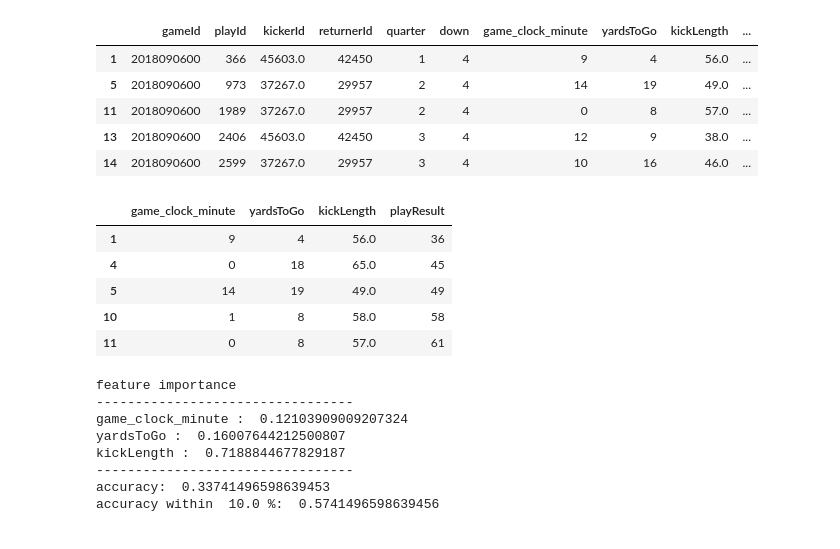
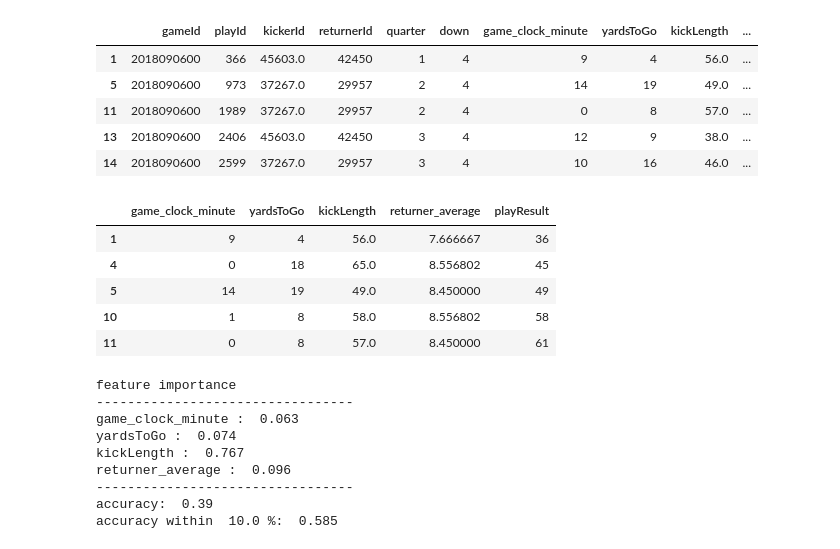
Before and after one commit to nik262/NFL-DATA-SCIENCE-PROJECT, a Jupyter notebook: Basic_Random_Forest.ipynb, the cells around one changed output. Drawn from its saved outputs; the diff is of its cells as text; code cells hidden in the pictures.

Commit message:
Added returner average

```diff
--- a/Basic_Random_Forest.ipynb
+++ b/Basic_Random_Forest.ipynb
@@ -435,16 +435,16 @@ data.head()
 | 14 | 2018090600 | 2599 | 37267.0 | 29957 | 3 | 4 | 10 | 16 | 46.0 | ... |
 # %%
 # final data
-final_data = data[["game_clock_minute","yardsToGo","kickLength","playResult"]]
+final_data = data[["game_clock_minute","yardsToGo","kickLength","returner_average","playResult"]]
 final_data = final_data.dropna(axis="rows",how="any")
 final_data.head()
 # %% [output]
-|  | game_clock_minute | yardsToGo | kickLength | playResult |
-| 1 | 9 | 4 | 56.0 | 36 |
-| 4 | 0 | 18 | 65.0 | 45 |
-| 5 | 14 | 19 | 49.0 | 49 |
-| 10 | 1 | 8 | 58.0 | 58 |
-| 11 | 0 | 8 | 57.0 | 61 |
+|  | game_clock_minute | yardsToGo | kickLength | returner_average | playResult |
+| 1 | 9 | 4 | 56.0 | 7.666667 | 36 |
+| 4 | 0 | 18 | 65.0 | 8.556802 | 45 |
+| 5 | 14 | 19 | 49.0 | 8.450000 | 49 |
+| 10 | 1 | 8 | 58.0 | 8.556802 | 58 |
+| 11 | 0 | 8 | 57.0 | 8.450000 | 61 |
 # %%
 from sklearn.model_selection import train_test_split
 from sklearn.ensemble import RandomForestClassifier
@@ -452,7 +452,7 @@ from sklearn.metrics import accuracy_score
 import plotly.express as px
 
 # features and labels
-features = final_data[["game_clock_minute","yardsToGo","kickLength"]]           #.drop(columns = ["gameId","playId","playDescription","playResult"])
+features = final_data[["game_clock_minute","yardsToGo","kickLength","returner_average"]]           #.drop(columns = ["gameId","playId","playDescription","playResult"])
 labels = final_data["playResult"]
 # splitting
 X_train, X_test, Y_train, Y_test = train_test_split(features, labels, random_state = 42)
@@ -469,12 +469,12 @@ info = model.feature_importances_
 # printing
 print("feature importance \n---------------------------------")
 for i in range(len(features.columns)):
-  print(features.columns[i] , ": " , info[i])
+  print(features.columns[i] , ": " , round(info[i],3))
 print("---------------------------------")
 # predicting
 Y_pred = model.predict(X_test)
 acc = accuracy_score(Y_test,Y_pred)
-print("accuracy: ",acc)
+print("accuracy: ",round(acc,3))
 # accuracy in interval
 interval = 0.1 # 10%
 counter = 0
@@ -483,16 +483,17 @@ for i in range(len(Y_test)):
   if Y_pred[i] <= Y_test[i]*(1+interval) and Y_test[i]*(1-interval) <= Y_pred[i]:
     counter += 1
 interval_acc = counter/len(Y_test)
-print("accuracy within ", interval*100,"%: ", interval_acc)
+print("accuracy within ", interval*100,"%: ", round(interval_acc,3))
 # %% [output]
 feature importance
 ---------------------------------
-game_clock_minute :  0.12103909009207324
-yardsToGo :  0.16007644212500807
-kickLength :  0.7188844677829187
+game_clock_minute :  0.063
+yardsToGo :  0.074
+kickLength :  0.767
+returner_average :  0.096
 ---------------------------------
-accuracy:  0.33741496598639453
-accuracy within  10.0 %:  0.5741496598639456
+accuracy:  0.39
+accuracy within  10.0 %:  0.585
 # %%
 import numpy as np
 import plotly.graph_objects as go
```
